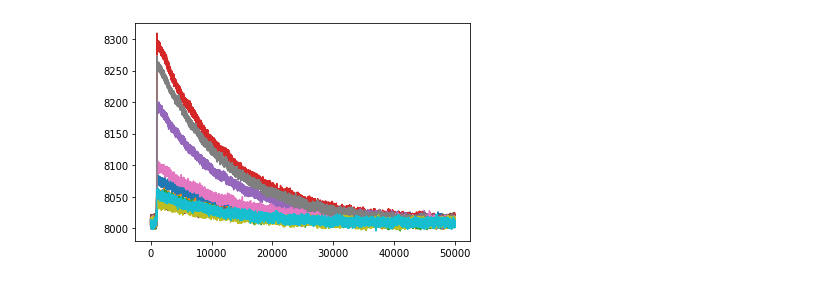
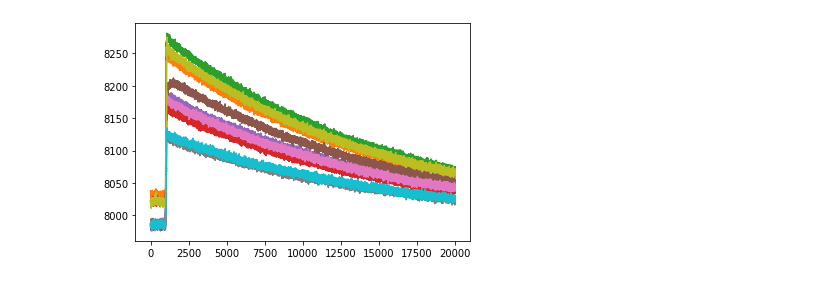
Before and after one commit to iankolaja/ne204lib, a Jupyter notebook: lab1.ipynb, the cells around one changed output. Saved outputs shown, nothing was run; the diff lists cells and outputs as text; code cells hidden in the pictures.

```diff
--- a/lab1.ipynb
+++ b/lab1.ipynb
@@ -11,12 +11,16 @@ import matplotlib.pyplot as plt
 # Lab0.h5
 # Source: Co-60
 
+
 # invert pulses false, 500 trigger delay, 170 trigger threshold
-f_name = '../data/co60.h5'
+f_name = 'data/Co60_jacob.h5'
+
+
 f_data = h5py.File(f_name,'r')
-co60_data = f_data['raw_data'][()]
-co60_data = np.int64(co60_data)
+raw_pulse_data = f_data['raw_data'][()]
+raw_pulse_data = np.int16(raw_pulse_data)
+source_energies = [1173.228, 1332.492]
 # %%
-plot_pulses(co60_data, 10)
+plot_pulses(raw_pulse_data, 10)
 # %% [output]
-[figure, old version]
+[figure, new version]
```
Also changed, not shown: parts of 9 cells of this notebook.
